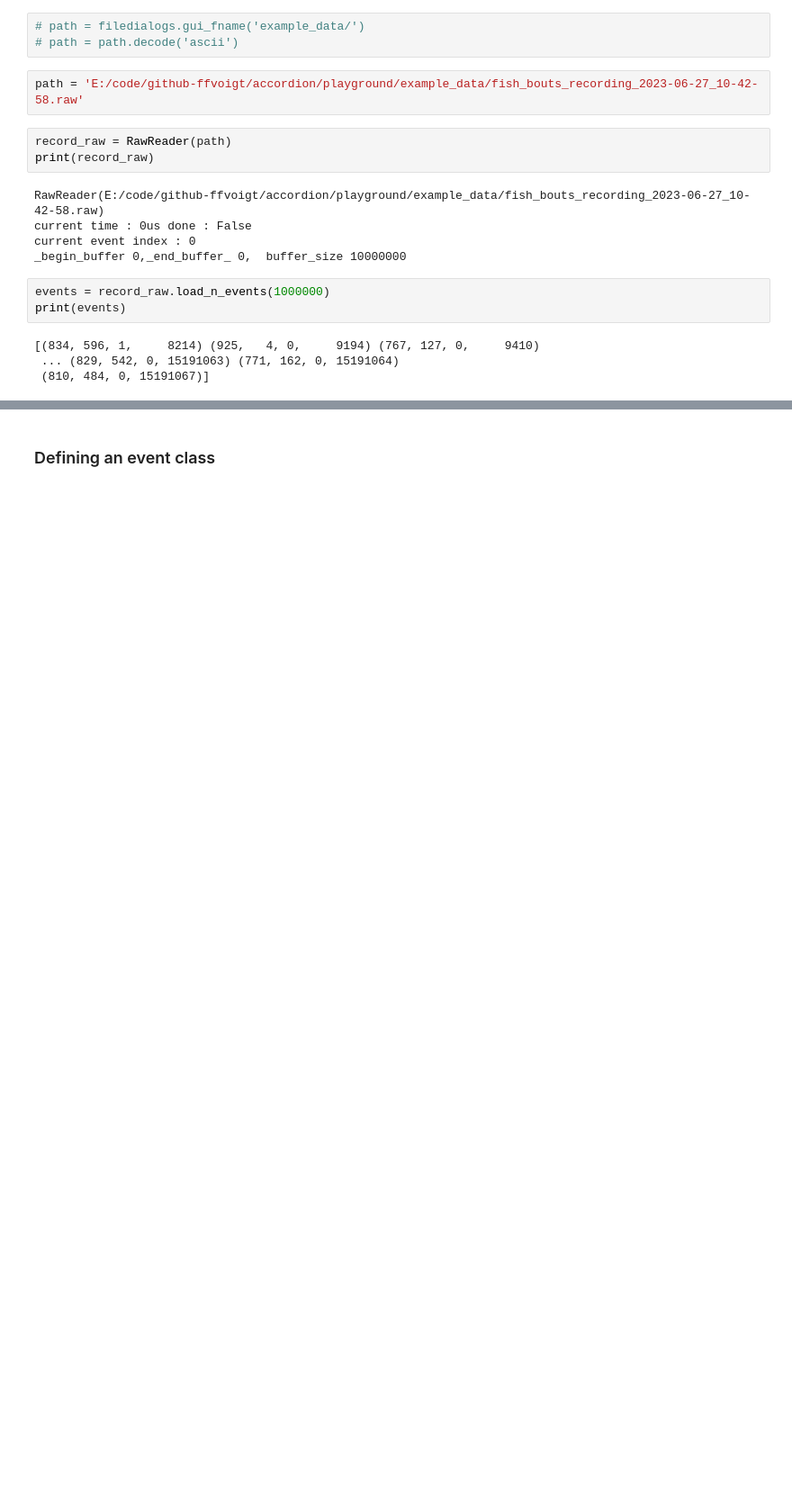
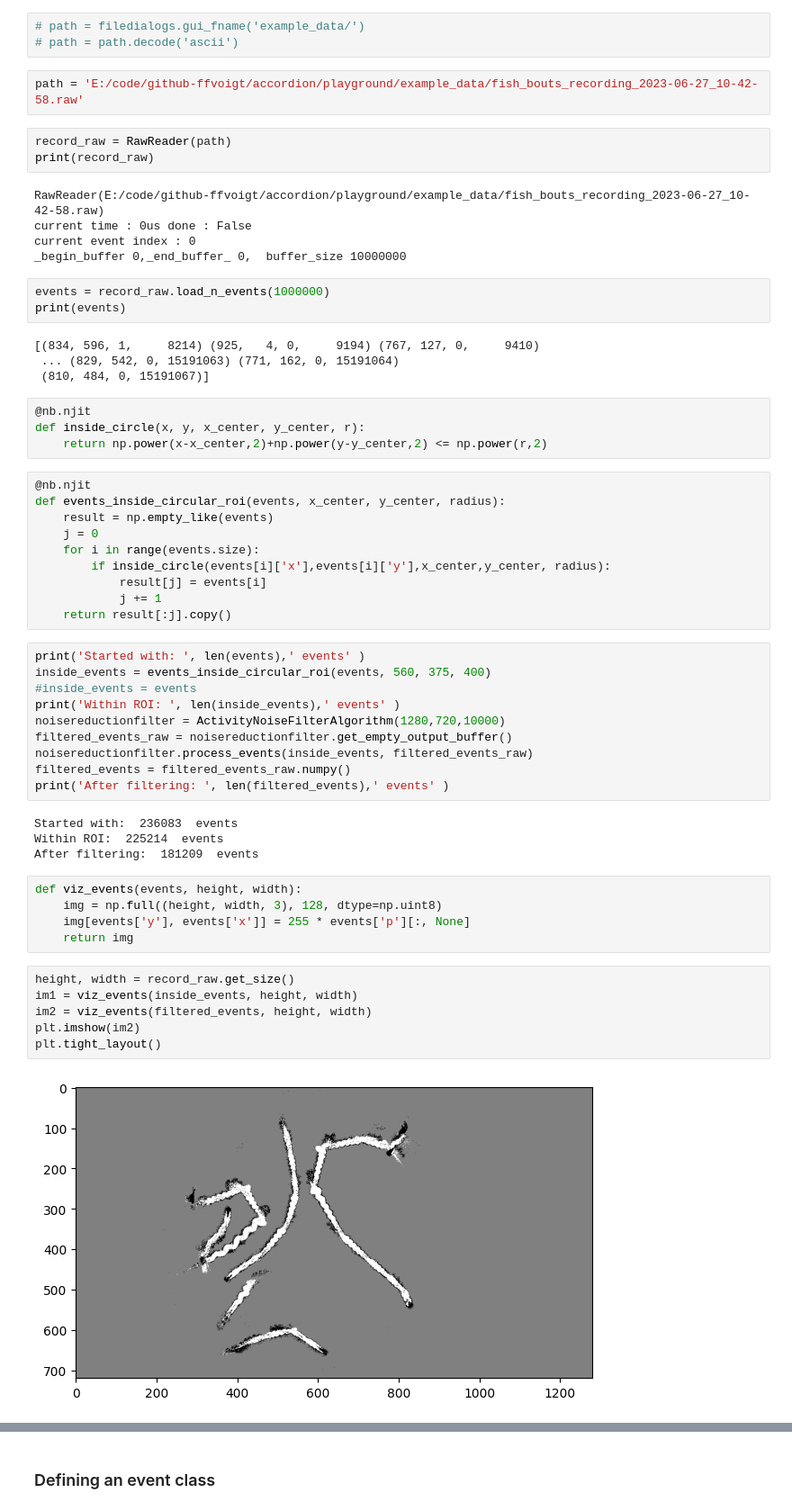
Before and after one commit to ffvoigt/accordion, a Jupyter notebook: playground/data_exploration_bouts_pyqtgraph.ipynb, the cells around one changed output, grey strips where cells are left out. Shown: that part at 90% size. Cells and saved outputs as stored; diff of their text form; blank space fills up the shorter version.

Commit message:
Improved pyqtgraph visualization

```diff
--- a/playground/data_exploration_bouts_pyqtgraph.ipynb
+++ b/playground/data_exploration_bouts_pyqtgraph.ipynb
@@ -37,3 +39,44 @@ print(events)
 [(834, 596, 1,     8214) (925,   4, 0,     9194) (767, 127, 0,     9410)
  ... (829, 542, 0, 15191063) (771, 162, 0, 15191064)
  (810, 484, 0, 15191067)]
+# %%
+@nb.njit
+def inside_circle(x, y, x_center, y_center, r):
+    return np.power(x-x_center,2)+np.power(y-y_center,2) <= np.power(r,2)
+# %%
+@nb.njit
+def events_inside_circular_roi(events, x_center, y_center, radius):
+    result = np.empty_like(events)
+    j = 0
+    for i in range(events.size):
+        if inside_circle(events[i]['x'],events[i]['y'],x_center,y_center, radius):
+            result[j] = events[i]
+            j += 1
+    return result[:j].copy()
+# %%
+print('Started with: ', len(events),' events' )
+inside_events = events_inside_circular_roi(events, 560, 375, 400)
+#inside_events = events
+print('Within ROI: ', len(inside_events),' events' )
+noisereductionfilter = ActivityNoiseFilterAlgorithm(1280,720,10000)
+filtered_events_raw = noisereductionfilter.get_empty_output_buffer()
+noisereductionfilter.process_events(inside_events, filtered_events_raw)
+filtered_events = filtered_events_raw.numpy()
+print('After filtering: ', len(filtered_events),' events' )
+# %% [output]
+Started with:  236083  events
+Within ROI:  225214  events
+After filtering:  181209  events
+# %%
+def viz_events(events, height, width):
+    img = np.full((height, width, 3), 128, dtype=np.uint8)
+    img[events['y'], events['x']] = 255 * events['p'][:, None]
+    return img
+# %%
+height, width = record_raw.get_size()
+im1 = viz_events(inside_events, height, width)
+im2 = viz_events(filtered_events, height, width)
+plt.imshow(im2)
+plt.tight_layout()
+# %% [output]
+[figure, added]
```
Also changed, not shown: parts of 21 cells of this notebook, 1 other file.
